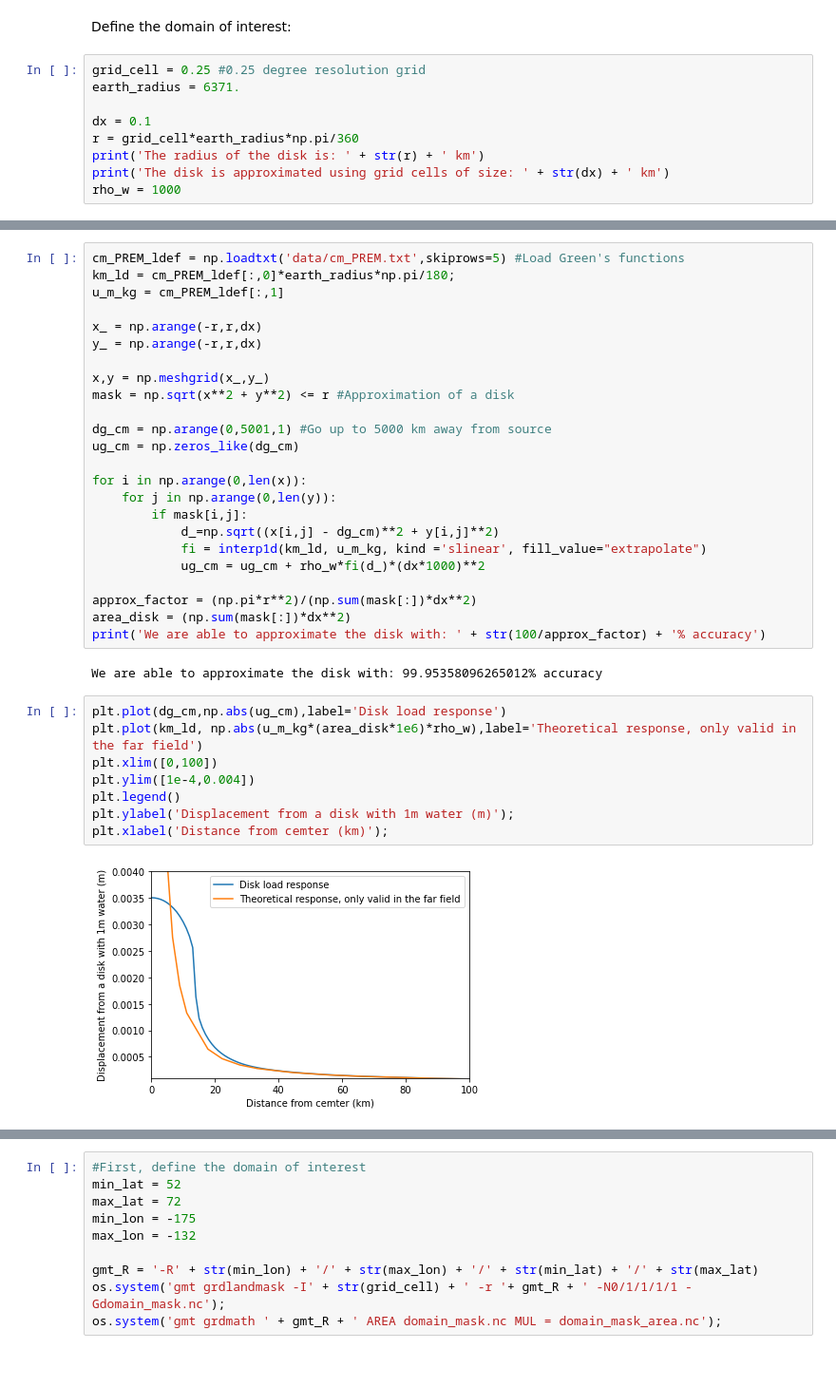
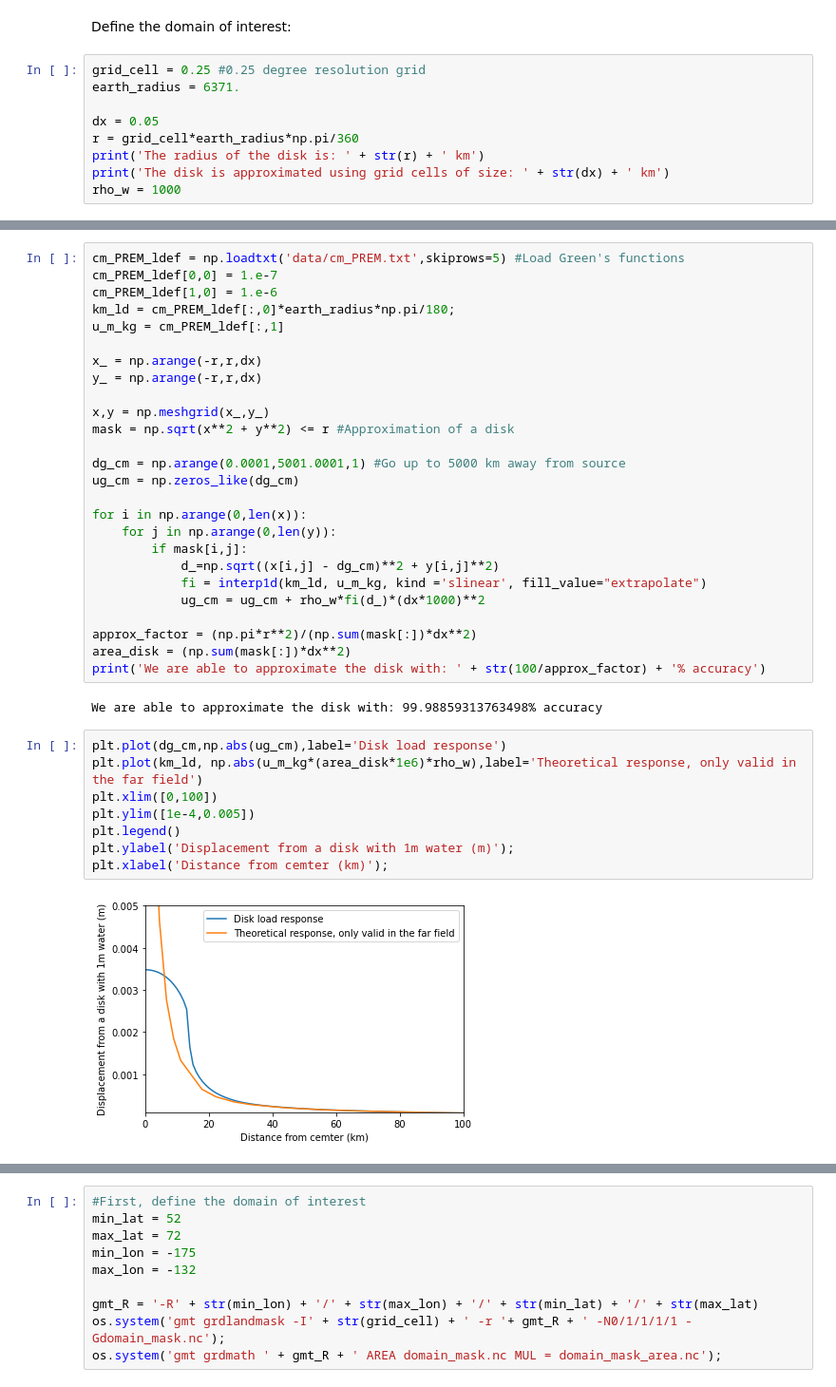
Before and after one commit to iceisnice/tws_inversion, a Jupyter notebook: make_greens_functions_disk_load.ipynb, the cells around one changed output, grey strips where cells are left out. Shown: that part at 95% size. Cells and saved outputs as stored; diff of their text form.

```diff
--- a/make_greens_functions_disk_load.ipynb
+++ b/make_greens_functions_disk_load.ipynb
@@ -16,7 +16,7 @@ Define the domain of interest:
 grid_cell = 0.25 #0.25 degree resolution grid
 earth_radius = 6371.
 
-dx = 0.1
+dx = 0.05
 r = grid_cell*earth_radius*np.pi/360
 print('The radius of the disk is: ' + str(r) + ' km')
 print('The disk is approximated using grid cells of size: ' + str(dx) + ' km')
@@ -35,6 +35,8 @@ I included this output in the data/ folder in the repo.
 We shall now generate the displacement response for a 1m water load over a disk with the above radius 'r'.
 # %%
 cm_PREM_ldef = np.loadtxt('data/cm_PREM.txt',skiprows=5) #Load Green's functions
+cm_PREM_ldef[0,0] = 1.e-7
+cm_PREM_ldef[1,0] = 1.e-6
 km_ld = cm_PREM_ldef[:,0]*earth_radius*np.pi/180;
 u_m_kg = cm_PREM_ldef[:,1]
 
@@ -44,7 +46,7 @@ y_ = np.arange(-r,r,dx)
 x,y = np.meshgrid(x_,y_)
 mask = np.sqrt(x**2 + y**2) <= r #Approximation of a disk
 
-dg_cm = np.arange(0,5001,1) #Go up to 5000 km away from source
+dg_cm = np.arange(0.0001,5001.0001,1) #Go up to 5000 km away from source
 ug_cm = np.zeros_like(dg_cm)
 
 for i in np.arange(0,len(x)):
@@ -58,16 +60,16 @@ approx_factor = (np.pi*r**2)/(np.sum(mask[:])*dx**2)
 area_disk = (np.sum(mask[:])*dx**2)
 print('We are able to approximate the disk with: ' + str(100/approx_factor) + '% accuracy')
 # %% [output]
-We are able to approximate the disk with: 99.95358096265012% accuracy
+We are able to approximate the disk with: 99.98859313763498% accuracy
 # %%
 plt.plot(dg_cm,np.abs(ug_cm),label='Disk load response')
 plt.plot(km_ld, np.abs(u_m_kg*(area_disk*1e6)*rho_w),label='Theoretical response, only valid in the far field')
 plt.xlim([0,100])
-plt.ylim([1e-4,0.004])
+plt.ylim([1e-4,0.005])
 plt.legend()
 plt.ylabel('Displacement from a disk with 1m water (m)');
 plt.xlabel('Distance from cemter (km)');
 # %% [output]
-[figure, old version]
+[figure, new version]
 # %%
 #If you only want the unit load Greens's functions (e.g., for ice sheet applications), stop here and save the data using
```
Also changed, not shown: parts of 3 cells of this notebook.
